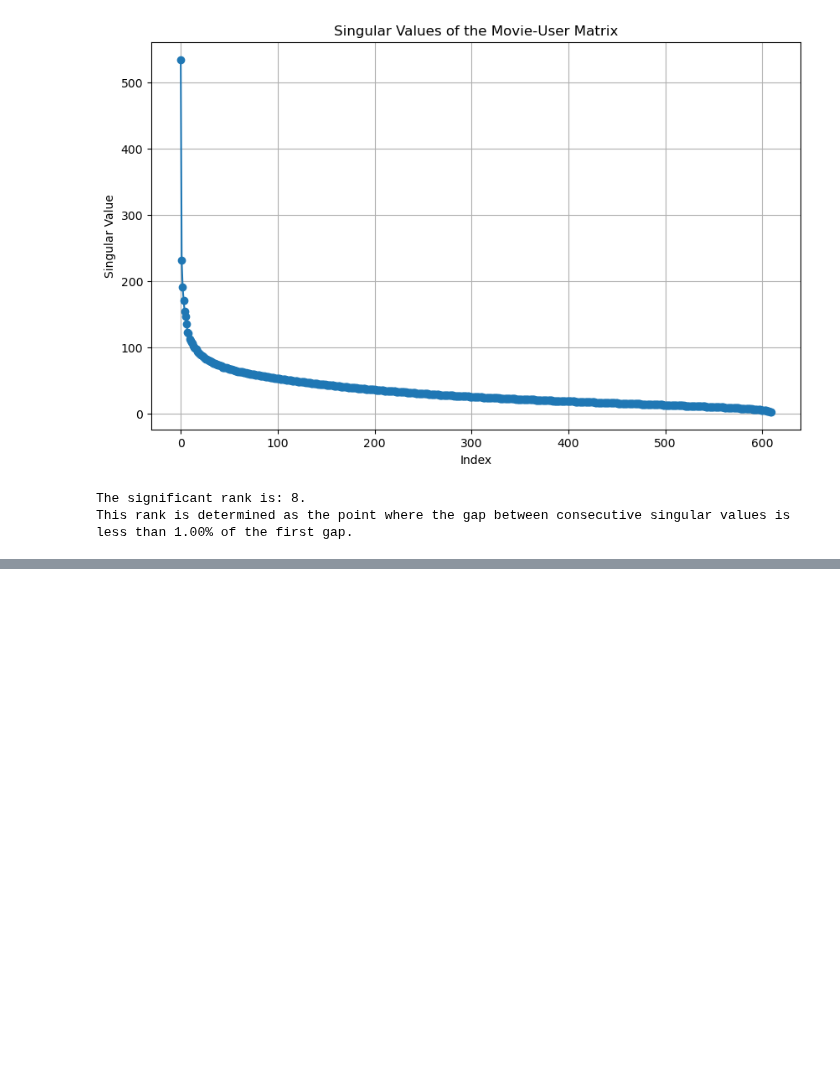
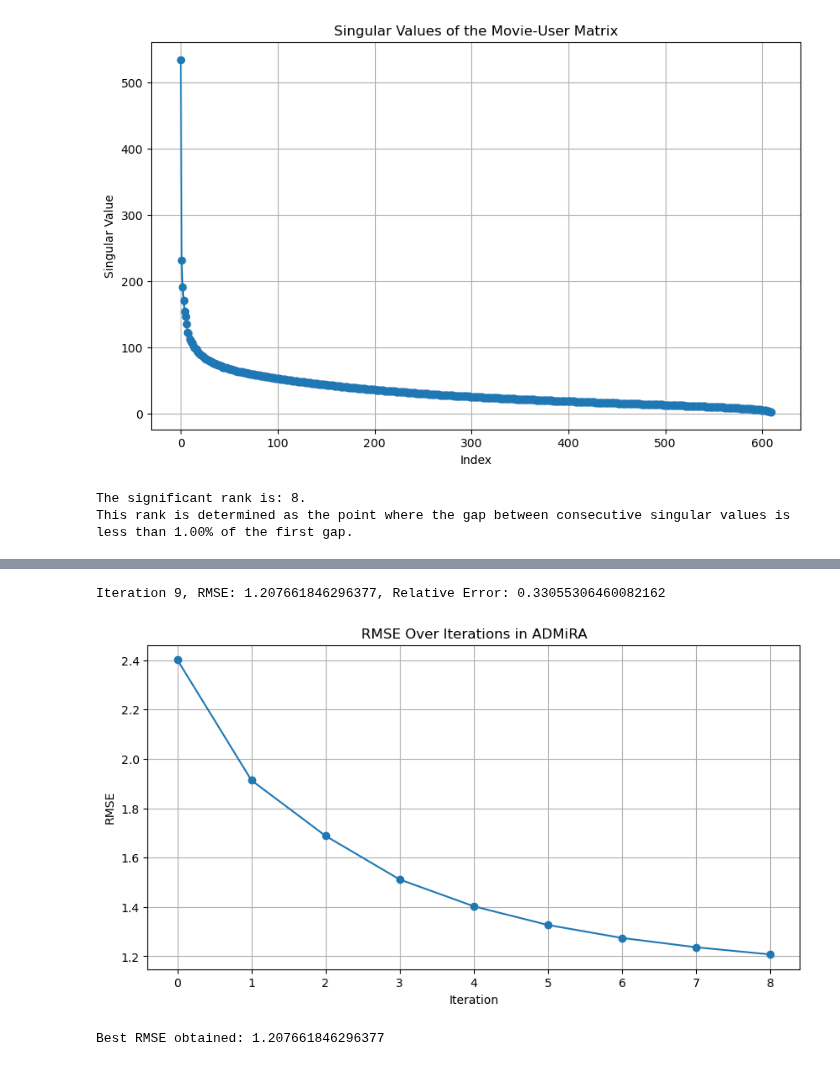
Before and after one commit to Gogonemnem/ensai-assignments, a Jupyter notebook: movie-recommender.ipynb, the cells around one changed output, grey strips where cells are left out. Cells and saved outputs as stored; diff of their text form; code cells hidden in the pictures; blank space fills up the shorter version.

```diff
--- a/movie-recommender.ipynb
+++ b/movie-recommender.ipynb
@@ -345,0 +306,75 @@ Best RMSE obtained: 1.166669241231473
+# %%
+def admira_algorithm(ratings_matrix, rank, epsilon=0.01):
+    """
+    ADMiRA Algorithm for Matrix Completion.
+    """
+    rows, cols, ratings = find(ratings_matrix)
+    norm_y = np.linalg.norm(ratings)
+    X_hat = np.zeros(ratings_matrix.shape)
+    best_X_hat = np.copy(X_hat)
+    best_rmse = float('inf')
+    Psi_matrices = []
+    rmse_values = []
+    relative_errors = []
+    convergence = False
+
+    residuals = compute_residuals(X_hat, ratings, (rows, cols))
+
+    while not convergence:
+        residual_matrix = np.zeros(ratings_matrix.shape)
+        residual_matrix[rows, cols] = residuals
+
+        U, sigma, Vt = svds(residual_matrix, 2 * rank)
+        Psi_prime = [csr_matrix(np.outer(U[:, k], Vt[k, :])) for k in range(2 * rank)]
+        Psi_matrices.extend(Psi_prime)
+
+        # No Orthogonalization
+        Psi_known = np.vstack([psi[rows, cols].A1 for psi in Psi_matrices])
+        coefficients, _, _, _ = np.linalg.lstsq(Psi_known.T, ratings, rcond=None)
+
+        # Orthogonalize
+        # Q, R = np.linalg.qr(Psi_known.T)
+        # Psi_orthogonalized = Q.T
+        # coefficients, _, _, _ = np.linalg.lstsq(Psi_orthogonalized.T, ratings, rcond=None)
+
+        X_e = sum(psi.multiply(coeff) for psi, coeff in zip(Psi_matrices, coefficients))
+        X_hat, Psi_matrices = perform_svd_and_reconstruct(X_e, rank, return_bases=True)
+
+        residuals = compute_residuals(X_hat, ratings, (rows, cols))
+        rmse_current = compute_rmse(residuals)
+        rmse_values.append(rmse_current)
+
+        # Compute the norm of residuals
+        norm_residuals = np.linalg.norm(residuals)
+
+        relative_errors.append(norm_residuals / norm_y)
+
+        if rmse_current < best_rmse:
+            best_rmse = rmse_current
+            best_X_hat = np.copy(X_hat)
+
+        if len(rmse_values) > 1 and (relative_errors[-1] > relative_errors[-2] - epsilon):
+            convergence = True
+
+        print(f'\rIteration {len(rmse_values)}, RMSE: {rmse_current}, Relative Error: {relative_errors[-1]}', end='')
+    print()
+
+    return best_X_hat, rmse_values
+
+X_hat, rmse_values = admira_algorithm(ratings_matrix, significant_rank)
+
+# Plot the RMSE values
+plt.figure(figsize=(10, 5))
+plt.plot(rmse_values, marker='o')
+plt.title('RMSE Over Iterations in ADMiRA')
+plt.xlabel('Iteration')
+plt.ylabel('RMSE')
+plt.grid()
+plt.show()
+
+# Output the best RMSE obtained
+print(f"Best RMSE obtained: {min(rmse_values)}")
+# %% [output]
+Iteration 9, RMSE: 1.207661846296377, Relative Error: 0.33055306460082162
+[figure, added]
+Best RMSE obtained: 1.207661846296377
```
Also changed, not shown: parts of 20 cells of this notebook.
